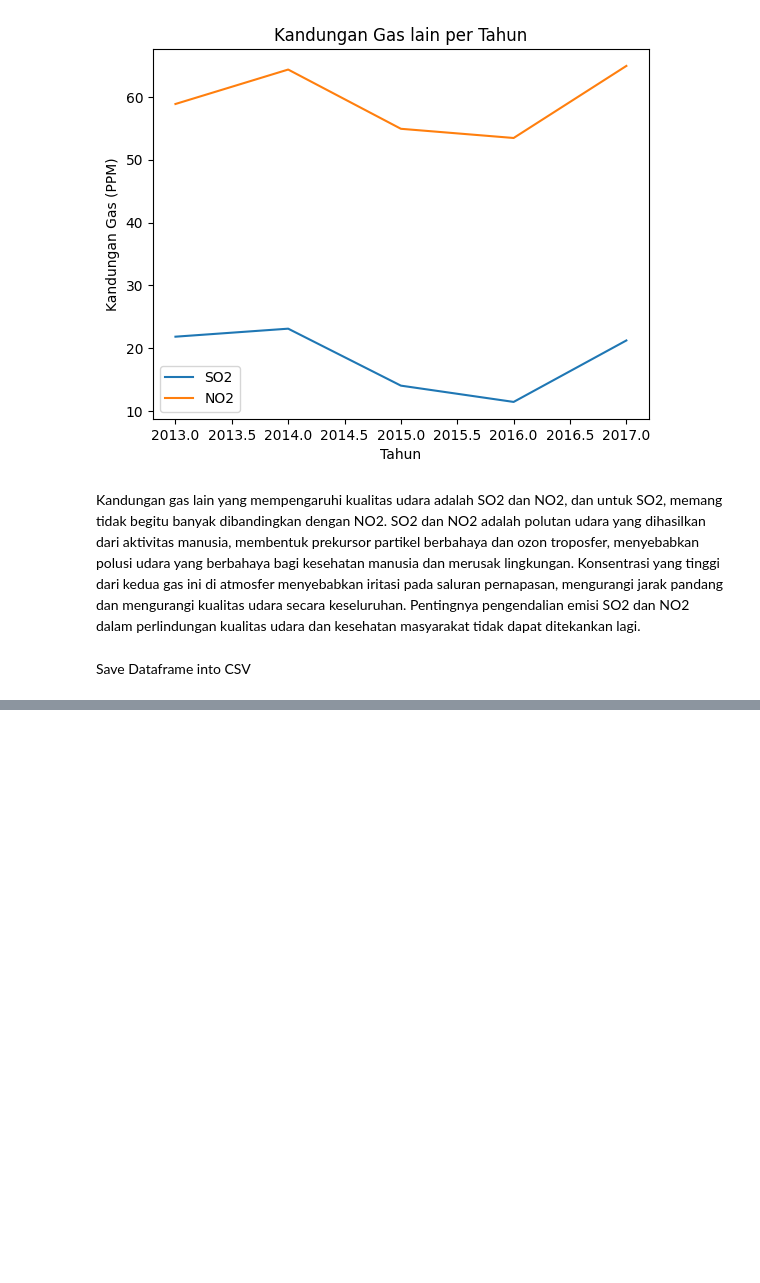
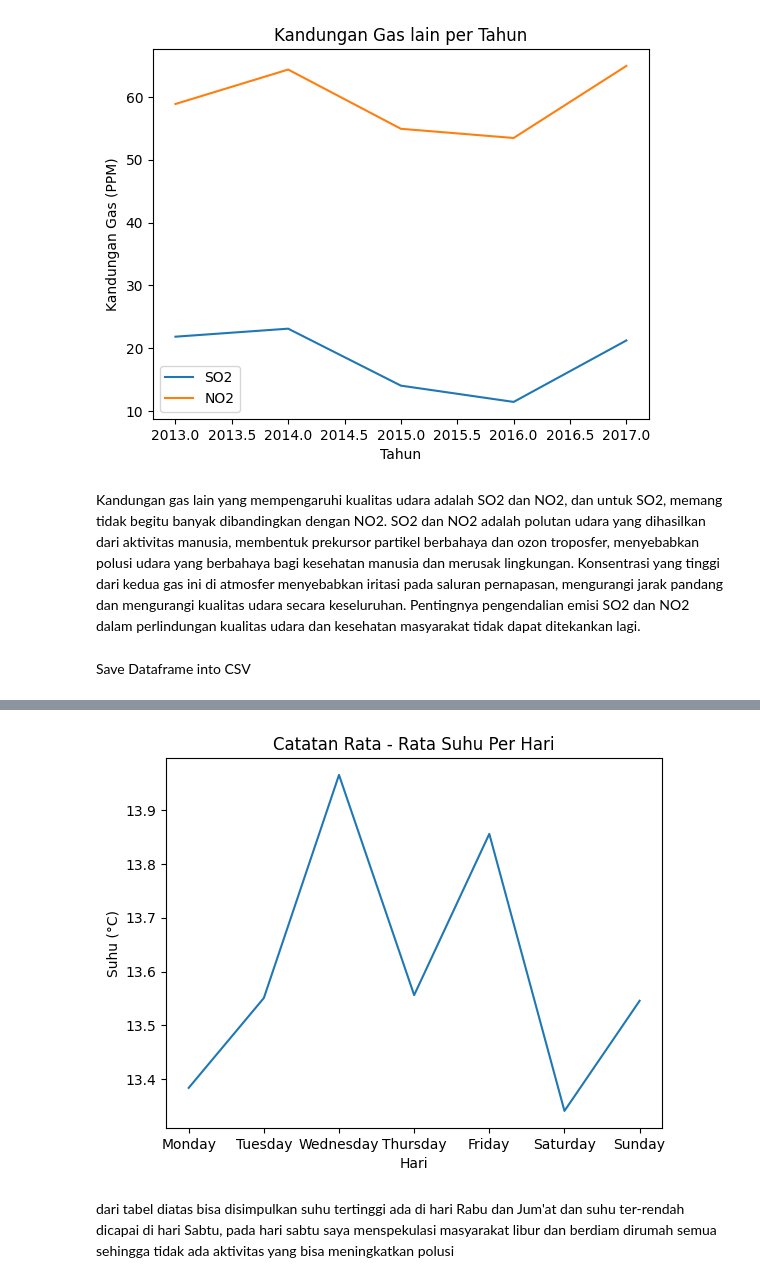
Before and after one commit to Cleign1/air-quality-dataset-ibnu-khaidar, a Jupyter notebook: Proyek_Analisis_Data_m009d4ky3177_bangkit_academy.ipynb, the cells around one changed output, grey strips where cells are left out. Saved outputs shown, nothing was run; the diff lists cells and outputs as text; code cells hidden in the pictures; blank space fills up the shorter version.

```diff
--- a/Proyek_Analisis_Data_m009d4ky3177_bangkit_academy.ipynb
+++ b/Proyek_Analisis_Data_m009d4ky3177_bangkit_academy.ipynb
@@ -766,0 +791,13 @@ Save Dataframe into CSV
+# %%
+temps_per_day = aq_df.groupby('day',as_index=False).agg({'Temprature':'mean'})
+# %%
+plt.figure()
+plt.plot(temps_per_day['day'], temps_per_day['Temprature'])
+plt.title('Catatan Rata - Rata Suhu Per Hari')
+plt.xlabel('Hari')
+plt.ylabel('Suhu (\N{DEGREE SIGN}C)')
+plt.show()
+# %% [output]
+[figure, added]
+# %% [markdown]
+dari tabel diatas bisa disimpulkan suhu tertinggi ada di hari Rabu dan Jum'at dan suhu ter-rendah dicapai di hari Sabtu, pada hari sabtu saya menspekulasi masyarakat libur dan berdiam dirumah semua sehingga tidak ada aktivitas yang bisa meningkatkan polusi
```
Also changed, not shown: parts of 15 cells of this notebook.
